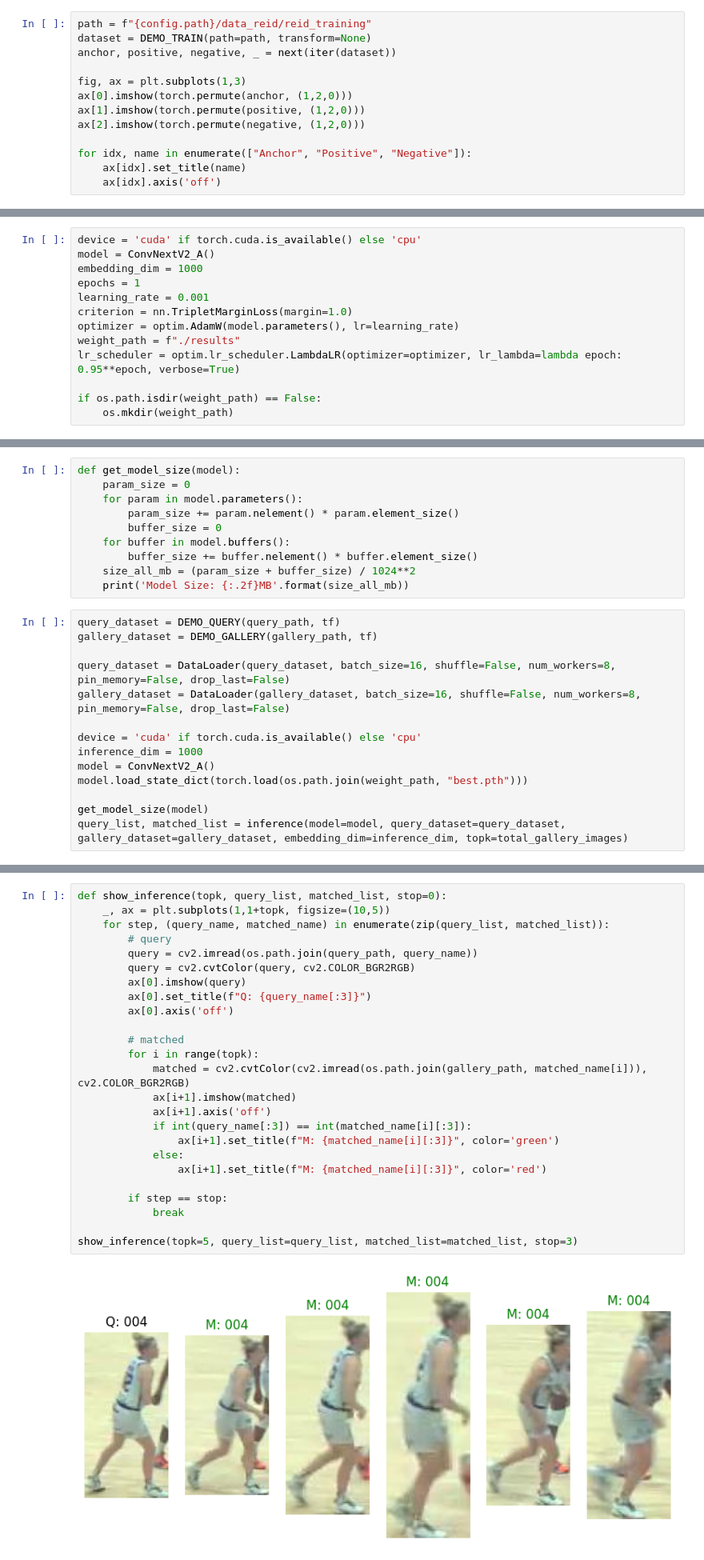
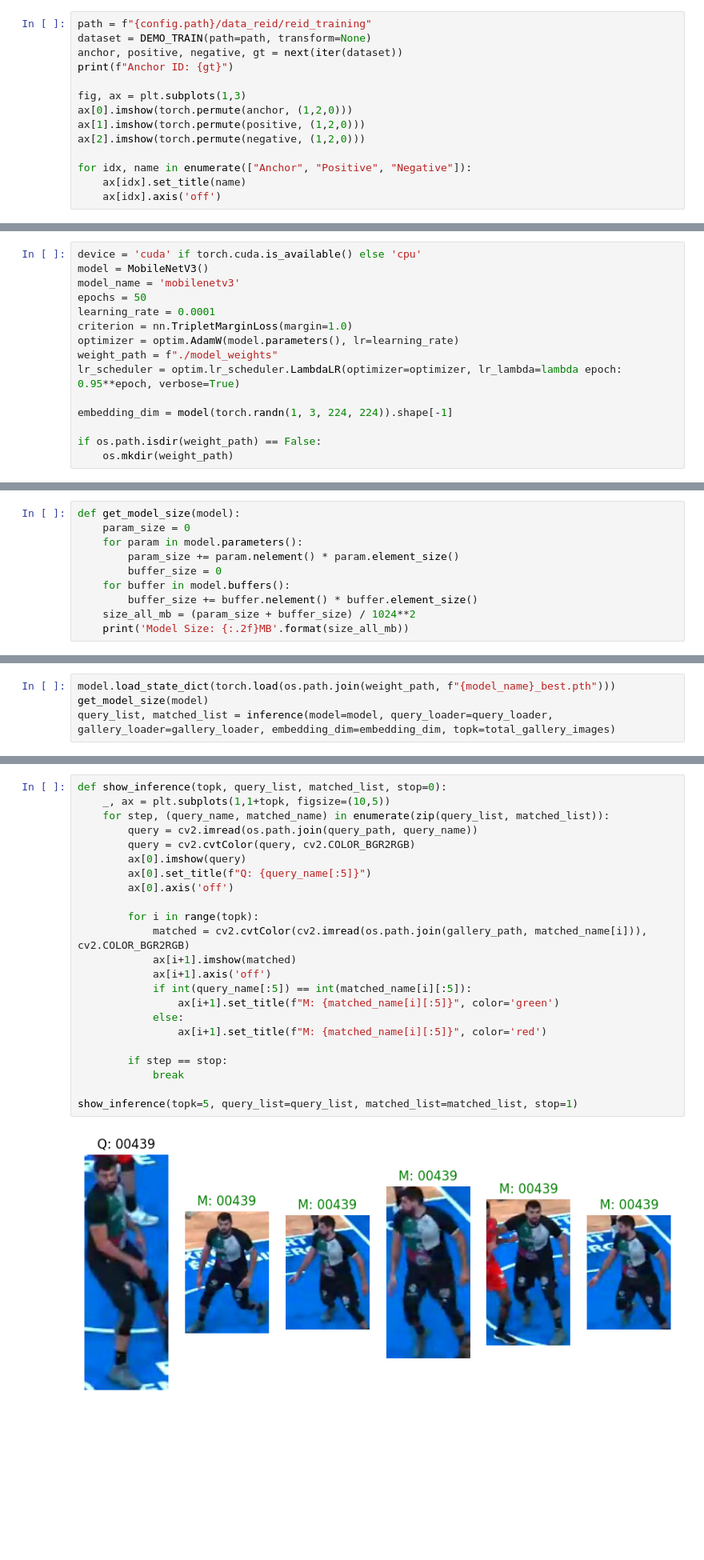
Before and after one commit to boostcampaitech5/level3_cv_finalproject-cv-07, a Jupyter notebook: re_id/demo_train_inference.ipynb, the cells around one changed output, grey strips where cells are left out. Shown at 80% size. Drawn from its saved outputs; the diff is of its cells as text; blank space fills up the shorter version.

Commit message:
refactor: revise the code to work on demo dataset

```diff
--- a/re_id/demo_train_inference.ipynb
+++ b/re_id/demo_train_inference.ipynb
@@ -182,7 +186,8 @@ class DEMO_TRAIN(Dataset):
 # %%
 path = f"{config.path}/data_reid/reid_training"
 dataset = DEMO_TRAIN(path=path, transform=None)
-anchor, positive, negative, _ = next(iter(dataset))
+anchor, positive, negative, gt = next(iter(dataset))
+print(f"Anchor ID: {gt}")
 
 fig, ax = plt.subplots(1,3)
 ax[0].imshow(torch.permute(anchor, (1,2,0)))
@@ -229,14 +237,16 @@ def quadruplet_loss(anchor, positive, negative1, negative2, margin1=2.0, margin2
 ---
 # %%
 device = 'cuda' if torch.cuda.is_available() else 'cpu'
-model = ConvNextV2_A()
-embedding_dim = 1000
-epochs = 1
-learning_rate = 0.001
+model = MobileNetV3()
+model_name = 'mobilenetv3'
+epochs = 50
+learning_rate = 0.0001
 criterion = nn.TripletMarginLoss(margin=1.0)
 optimizer = optim.AdamW(model.parameters(), lr=learning_rate)
-weight_path = f"./results"
+weight_path = f"./model_weights"
 lr_scheduler = optim.lr_scheduler.LambdaLR(optimizer=optimizer, lr_lambda=lambda epoch: 0.95**epoch, verbose=True)
+
+embedding_dim = model(torch.randn(1, 3, 224, 224)).shape[-1]
 
 if os.path.isdir(weight_path) == False:
     os.mkdir(weight_path)
@@ -469,17 +431,3 @@ def get_model_size(model):
         buffer_size += buffer.nelement() * buffer.element_size()
     size_all_mb = (param_size + buffer_size) / 1024**2
     print('Model Size: {:.2f}MB'.format(size_all_mb))
-# %%
-query_dataset = DEMO_QUERY(query_path, tf)
-gallery_dataset = DEMO_GALLERY(gallery_path, tf)
-
-query_dataset = DataLoader(query_dataset, batch_size=16, shuffle=False, num_workers=8, pin_memory=False, drop_last=False)
-gallery_dataset = DataLoader(gallery_dataset, batch_size=16, shuffle=False, num_workers=8, pin_memory=False, drop_last=False)
-
-device = 'cuda' if torch.cuda.is_available() else 'cpu'
-inference_dim = 1000
-model = ConvNextV2_A()
-model.load_state_dict(torch.load(os.path.join(weight_path, "best.pth")))
-
-get_model_size(model)
-query_list, matched_list = inference(model=model, query_dataset=query_dataset, gallery_dataset=gallery_dataset, embedding_dim=inference_dim, topk=total_gallery_images)
@@ -492,0 +481,4 @@ Average Inference Time Elapsed: 0.0109 seconds
+# %%
+model.load_state_dict(torch.load(os.path.join(weight_path, f"{model_name}_best.pth")))
+get_model_size(model)
+query_list, matched_list = inference(model=model, query_loader=query_loader, gallery_loader=gallery_loader, embedding_dim=embedding_dim, topk=total_gallery_images)
@@ -493,30 +489,28 @@ Average Inference Time Elapsed: 0.0109 seconds
 # %%
 def show_inference(topk, query_list, matched_list, stop=0):
     _, ax = plt.subplots(1,1+topk, figsize=(10,5))
     for step, (query_name, matched_name) in enumerate(zip(query_list, matched_list)):
-        # query
         query = cv2.imread(os.path.join(query_path, query_name))
         query = cv2.cvtColor(query, cv2.COLOR_BGR2RGB)
         ax[0].imshow(query)
-        ax[0].set_title(f"Q: {query_name[:3]}")
+        ax[0].set_title(f"Q: {query_name[:5]}")
         ax[0].axis('off')
 
-        # matched
         for i in range(topk):
             matched = cv2.cvtColor(cv2.imread(os.path.join(gallery_path, matched_name[i])), cv2.COLOR_BGR2RGB)
             ax[i+1].imshow(matched)
             ax[i+1].axis('off')
-            if int(query_name[:3]) == int(matched_name[i][:3]):
-                ax[i+1].set_title(f"M: {matched_name[i][:3]}", color='green')
+            if int(query_name[:5]) == int(matched_name[i][:5]):
+                ax[i+1].set_title(f"M: {matched_name[i][:5]}", color='green')
             else:
-                ax[i+1].set_title(f"M: {matched_name[i][:3]}", color='red')
+                ax[i+1].set_title(f"M: {matched_name[i][:5]}", color='red')
 
         if step == stop:
             break
 
-show_inference(topk=5, query_list=query_list, matched_list=matched_list, stop=3)
+show_inference(topk=5, query_list=query_list, matched_list=matched_list, stop=1)
 # %% [output]
-[figure, old version]
+[figure, new version]
 # %% [markdown]
 ## Hard Voting
 ---
```
Also changed, not shown: parts of 17 cells of this notebook.
